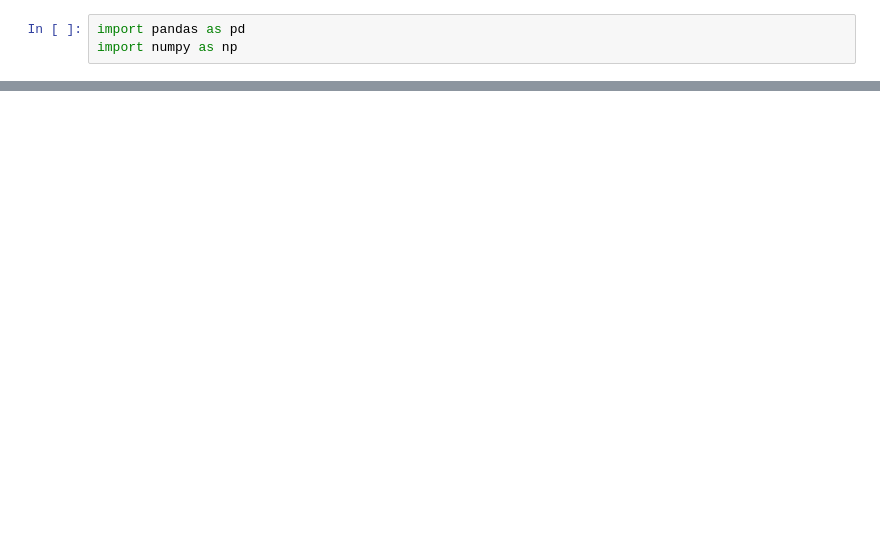
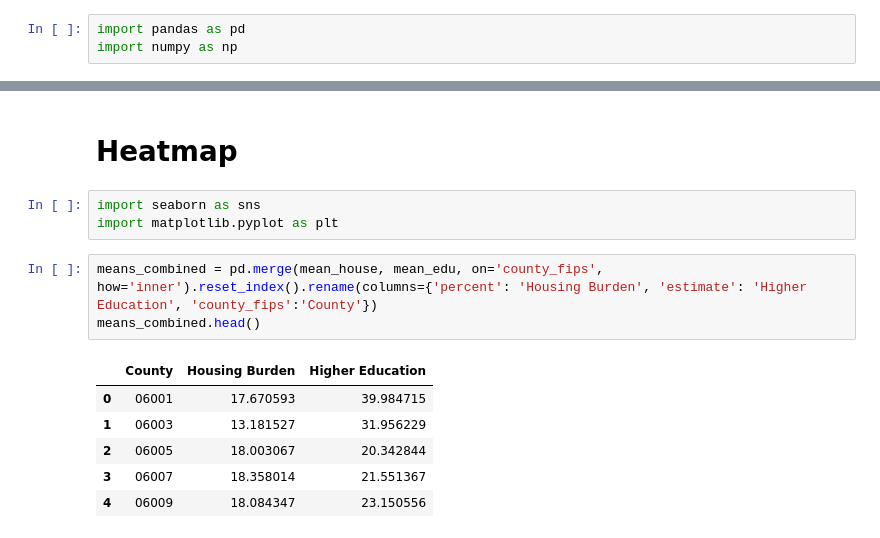
Before and after one commit to Naye312/Math189-group33, a Jupyter notebook: serena.ipynb, the cells around one changed output, grey strips where cells are left out. Drawn from its saved outputs; the diff is of its cells as text; blank space fills up the shorter version.

Commit message:
heatmap

```diff
--- a/serena.ipynb
+++ b/serena.ipynb
@@ -127,3 +130,18 @@ The 'type' attribute is deprecated, and will be removed in the future. You can u
 
 The 'type' attribute is deprecated, and will be removed in the future. You can use the 'geom_type' attribute instead.
 [interactive output not drawn]
+# %% [markdown]
+# Heatmap
+# %%
+import seaborn as sns
+import matplotlib.pyplot as plt
+# %%
+means_combined = pd.merge(mean_house, mean_edu, on='county_fips', how='inner').reset_index().rename(columns={'percent': 'Housing Burden', 'estimate': 'Higher Education', 'county_fips':'County'})
+means_combined.head()
+# %% [output]
+|  | County | Housing Burden | Higher Education |
+| 0 | 06001 | 17.670593 | 39.984715 |
+| 1 | 06003 | 13.181527 | 31.956229 |
+| 2 | 06005 | 18.003067 | 20.342844 |
+| 3 | 06007 | 18.358014 | 21.551367 |
+| 4 | 06009 | 18.084347 | 23.150556 |
```
Also changed, not shown: parts of 6 cells of this notebook.
